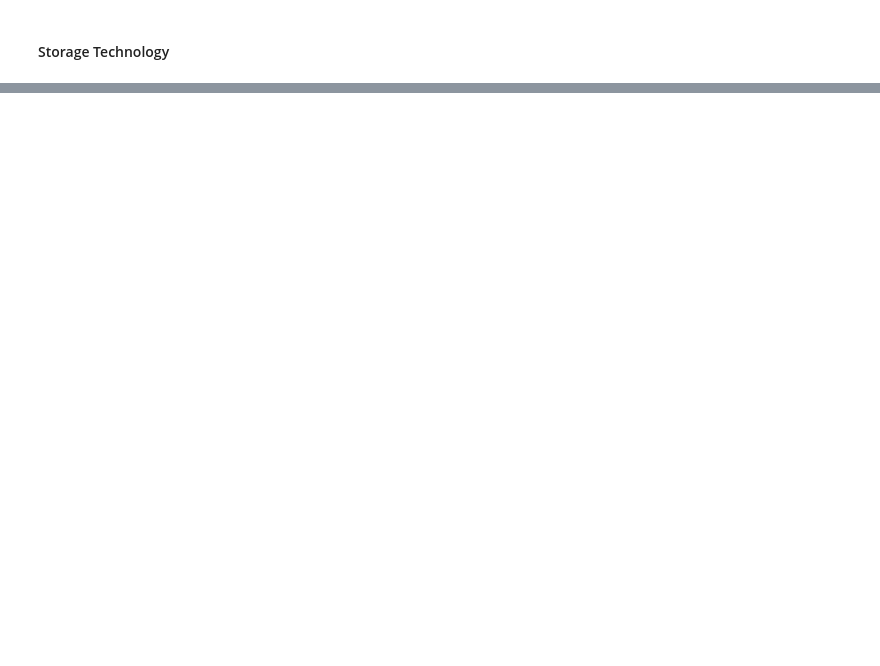
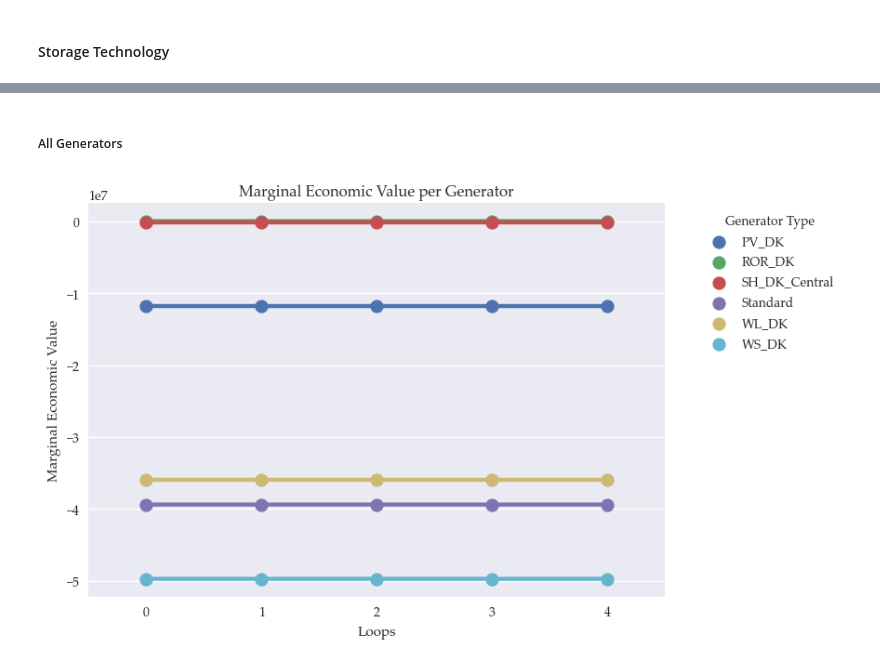
Before and after one commit to marcherger/EnergyEconGroupWork, a Jupyter notebook: Analysis_mBasicPH_storage.ipynb, the cells around one changed output, grey strips where cells are left out. Drawn from its saved outputs; the diff is of its cells as text; code cells hidden in the pictures; blank space fills up the shorter version.

```diff
--- a/Analysis_mBasicPH_storage.ipynb
+++ b/Analysis_mBasicPH_storage.ipynb
@@ -634,0 +619,23 @@ plt.show()
+# %% [markdown]
+##### All Generators
+# %%
+marginalEconomicValue_df_loop = adj.rc_pd(solution['marginalEconomicValue'],loop_id).unstack('loop').reset_index().merge(m.db['id2hvt'].to_frame(index=False))
+
+# Plot the subset Series
+marginalEconomicValue_df_loop_mean = marginalEconomicValue_df_loop.groupby('hvt').mean().reset_index()
+
+# From wide to long
+marginalEconomicValue_df_loop_mean_long = pd.melt(marginalEconomicValue_df_loop_mean,
+                                                  id_vars=['hvt'],
+                                                  value_vars=[0,1,2,3,4],
+                                                  var_name='Loops',
+                                                  value_name='Marginal Economic Value')
+
+# Plot
+sns.pointplot(x='Loops', y='Marginal Economic Value', hue='hvt', data=marginalEconomicValue_df_loop_mean_long, linestyles='-', dodge=False)
+plt.title('Marginal Economic Value per Generator')
+
+plt.legend(title='Generator Type', bbox_to_anchor=(1.05, 1), loc='upper left')
+plt.show()
+# %% [output]
+[figure, added]
```
Also changed, not shown: parts of 34 cells of this notebook, 10 other files.
